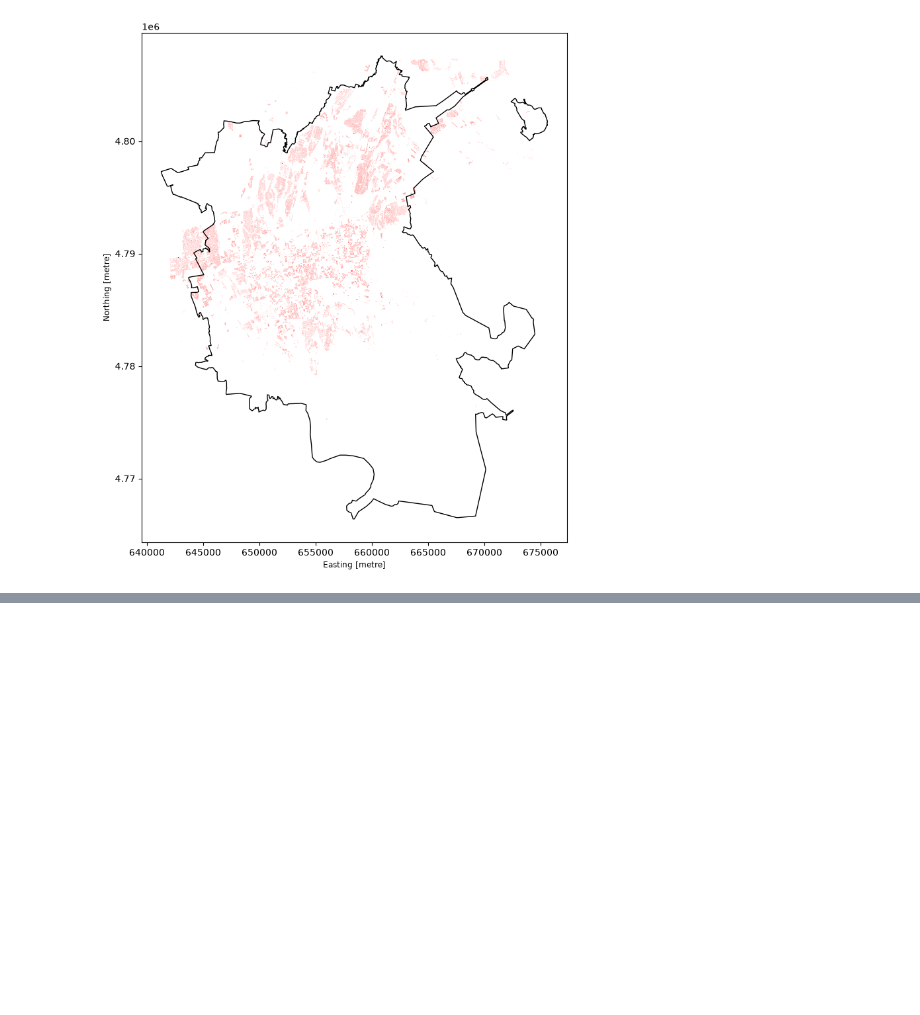
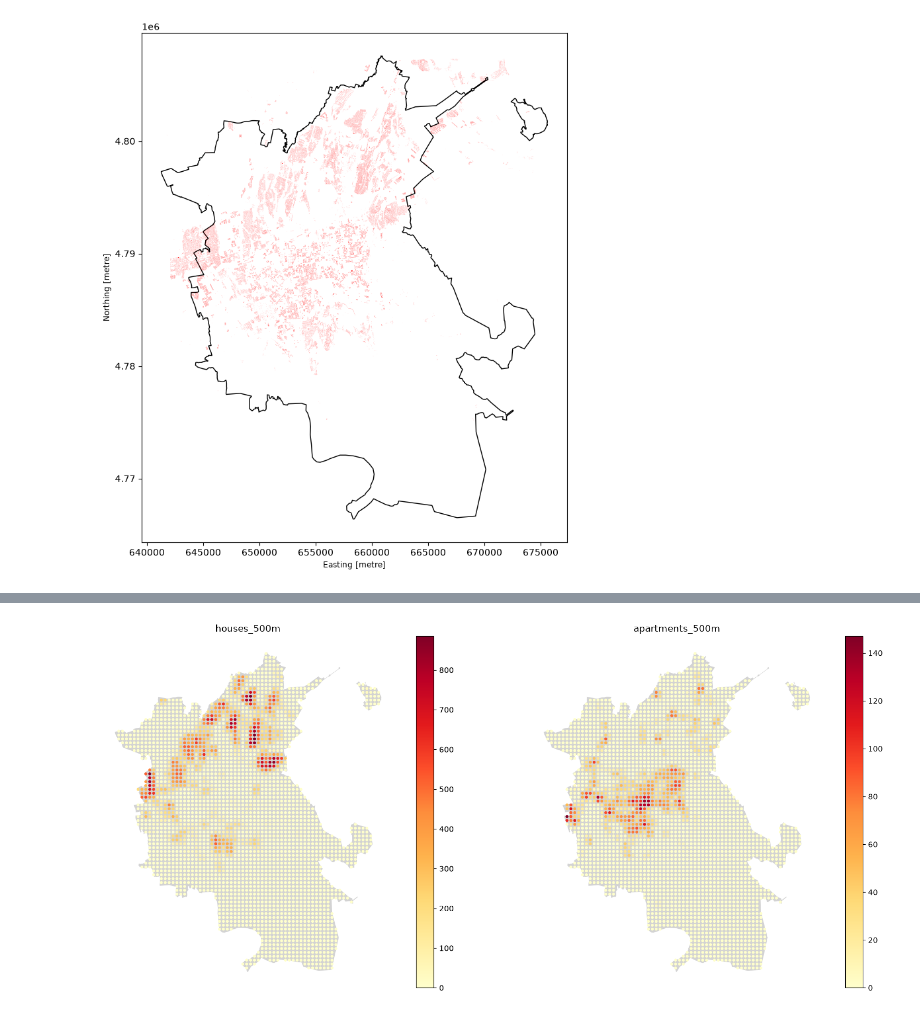
Before and after one commit to muenjmtst/business-location-ai, a Jupyter notebook: notebooks/02_candidate_locations.ipynb, the cells around one changed output, grey strips where cells are left out. Cells and saved outputs as stored; diff of their text form; code cells hidden in the pictures; blank space fills up the shorter version.

```diff
--- a/notebooks/02_candidate_locations.ipynb
+++ b/notebooks/02_candidate_locations.ipynb
@@ -574,0 +673,12 @@ residential_m.plot(
+# %%
+houses = residential_points[
+    residential_points['building'].isin(['house', 'detached'])
+].copy()
+
+apartments = residential_points[
+    residential_points['building'] == 'apartments'
+].copy()
+
+residential_unknown = residential_points[
+    residential_points['building'] == 'residential'
+].copy()
@@ -574,0 +741,4 @@ residential_m.plot(
+# %%
+points_inside_city["houses_500m"] = houses_500m
+points_inside_city["apartments_500m"] = apartments_500m
+points_inside_city["residential_unknown_500m"] = residential_unknown_500m
@@ -574,0 +781,24 @@ residential_m.plot(
+# %%
+fig, axes = plt.subplots(1, 2, figsize=(16, 7))
+
+for ax, feature in zip(
+    axes,
+    ["houses_500m", "apartments_500m"]
+):
+    almaty_m.plot(ax=ax, color="lightgray")
+
+    points_inside_city.plot(
+        ax=ax,
+        column=feature,
+        cmap="YlOrRd",
+        markersize=8,
+        legend=True
+    )
+
+    ax.set_title(feature)
+    ax.set_axis_off()
+
+plt.tight_layout()
+plt.show()
+# %% [output]
+[figure, added]
```
Also changed, not shown: parts of 15 cells of this notebook.
